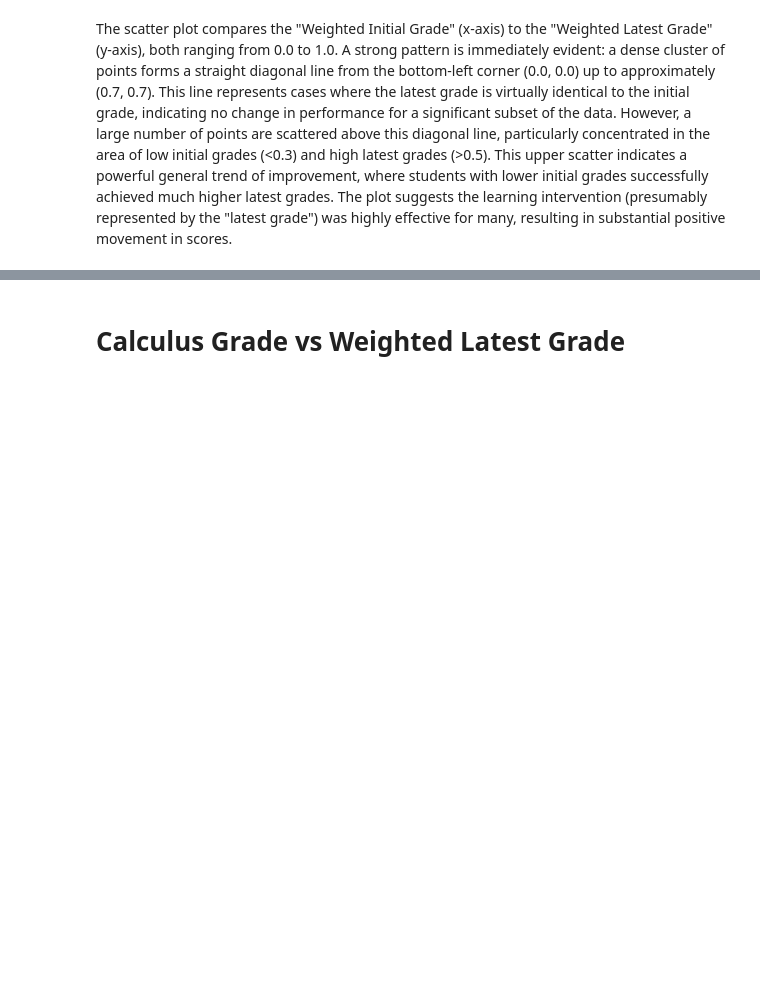
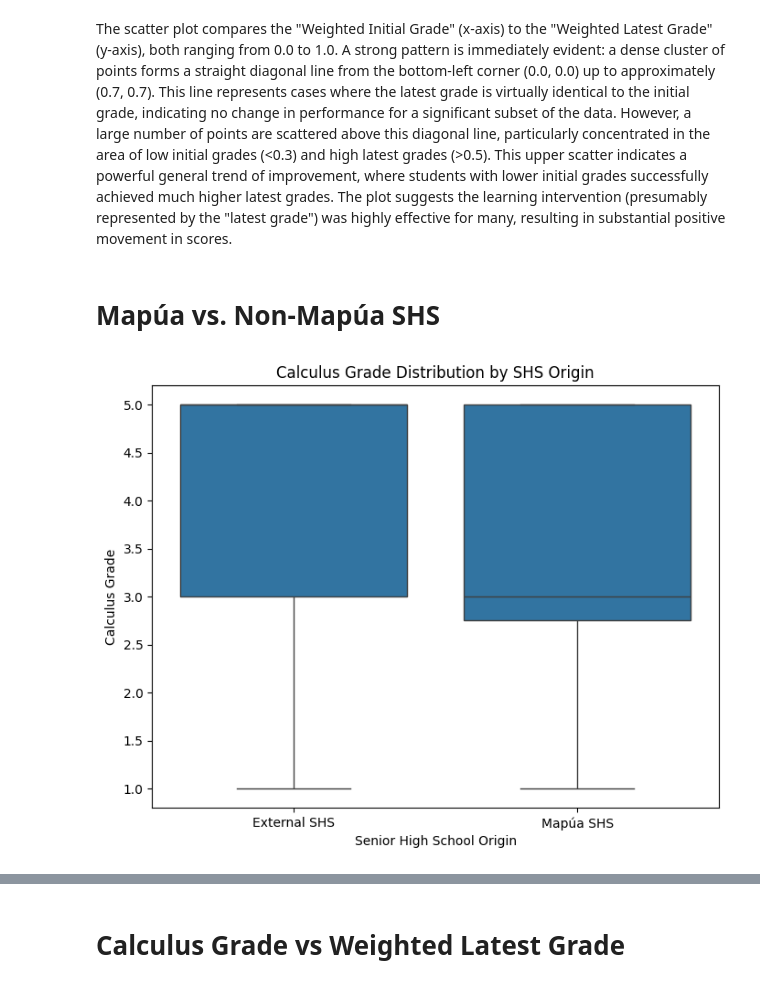
Before and after one commit to KaiserLycan/DSS-Project, a Jupyter notebook: Aleks + Calculus (Group 7).ipynb, the cells around one changed output, grey strips where cells are left out. Drawn from its saved outputs; the diff is of its cells as text; code cells hidden in the pictures; blank space fills up the shorter version.

Commit message:
EDA MAPUA VS NON BOXPLOT

```diff
--- a/Aleks + Calculus (Group 7).ipynb
+++ b/Aleks + Calculus (Group 7).ipynb
@@ -330,3 +330,15 @@ plt.show()
 [figure]
 # %% [markdown]
 The scatter plot compares the "Weighted Initial Grade" (x-axis) to the "Weighted Latest Grade" (y-axis), both ranging from 0.0 to 1.0. A strong pattern is immediately evident: a dense cluster of points forms a straight diagonal line from the bottom-left corner (0.0, 0.0) up to approximately (0.7, 0.7). This line represents cases where the latest grade is virtually identical to the initial grade, indicating no change in performance for a significant subset of the data. However, a large number of points are scattered above this diagonal line, particularly concentrated in the area of low initial grades (<0.3) and high latest grades (>0.5). This upper scatter indicates a powerful general trend of improvement, where students with lower initial grades successfully achieved much higher latest grades. The plot suggests the learning intervention (presumably represented by the "latest grade") was highly effective for many, resulting in substantial positive movement in scores.
+# %% [markdown]
+# Mapúa vs. Non-Mapúa SHS
+# %%
+plt.figure(figsize=(8,6))
+sns.boxplot(x='SHS', y='Calculus Grade', data=df)
+plt.title('Calculus Grade Distribution by SHS Origin')
+plt.xlabel('Senior High School Origin')
+plt.ylabel('Calculus Grade')
+plt.xticks([0, 1], ['External SHS', 'Mapúa SHS'])
+plt.show()
+# %% [output]
+[figure, added]
```
Also changed, not shown: parts of 1 cell of this notebook.
